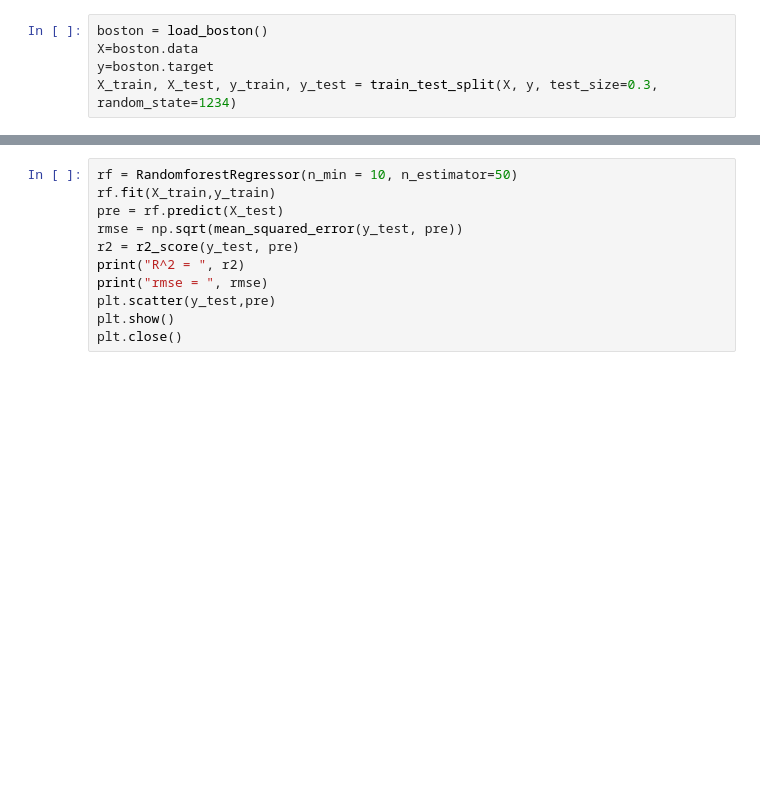
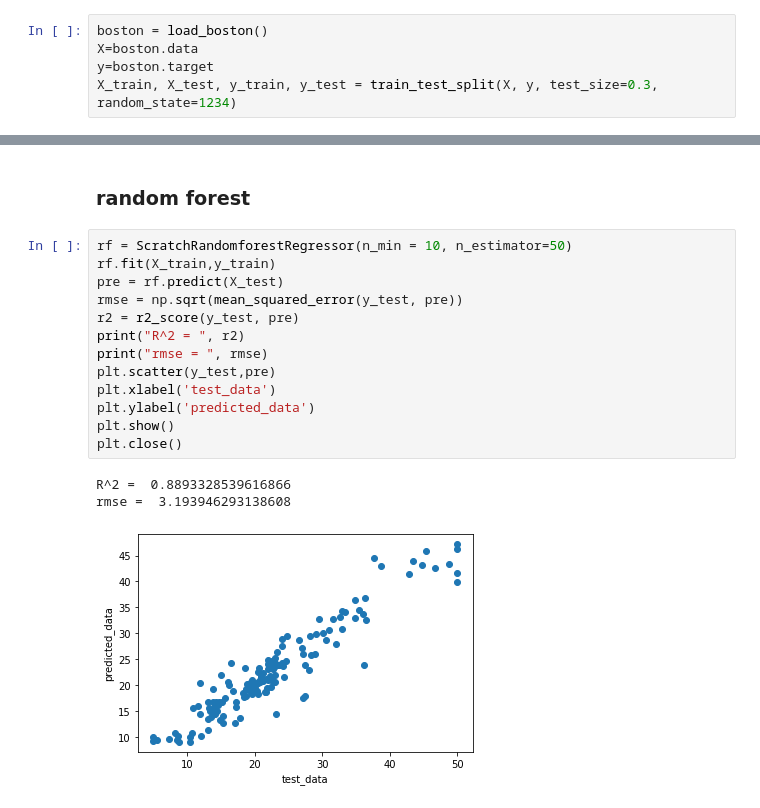
Before and after one commit to asakidaisuke/tree_scratch, a Jupyter notebook: test.ipynb, the cells around one changed output, grey strips where cells are left out. Cells and saved outputs as stored; diff of their text form; blank space fills up the shorter version.

```diff
--- a/test.ipynb
+++ b/test.ipynb
@@ -31,11 +40,19 @@ rmse =  3.677312941224551
+# %% [markdown]
+### random forest
 # %%
-rf = RandomforestRegressor(n_min = 10, n_estimator=50)
+rf = ScratchRandomforestRegressor(n_min = 10, n_estimator=50)
 rf.fit(X_train,y_train)
 pre = rf.predict(X_test)
 rmse = np.sqrt(mean_squared_error(y_test, pre))
 r2 = r2_score(y_test, pre)
 print("R^2 = ", r2)
 print("rmse = ", rmse)
 plt.scatter(y_test,pre)
+plt.xlabel('test_data')
+plt.ylabel('predicted_data')
 plt.show()
 plt.close()
+# %% [output]
+R^2 =  0.8893328539616866
+rmse =  3.193946293138608
+[figure, added]
```
Also changed, not shown: parts of 8 cells of this notebook, 1 other file.
